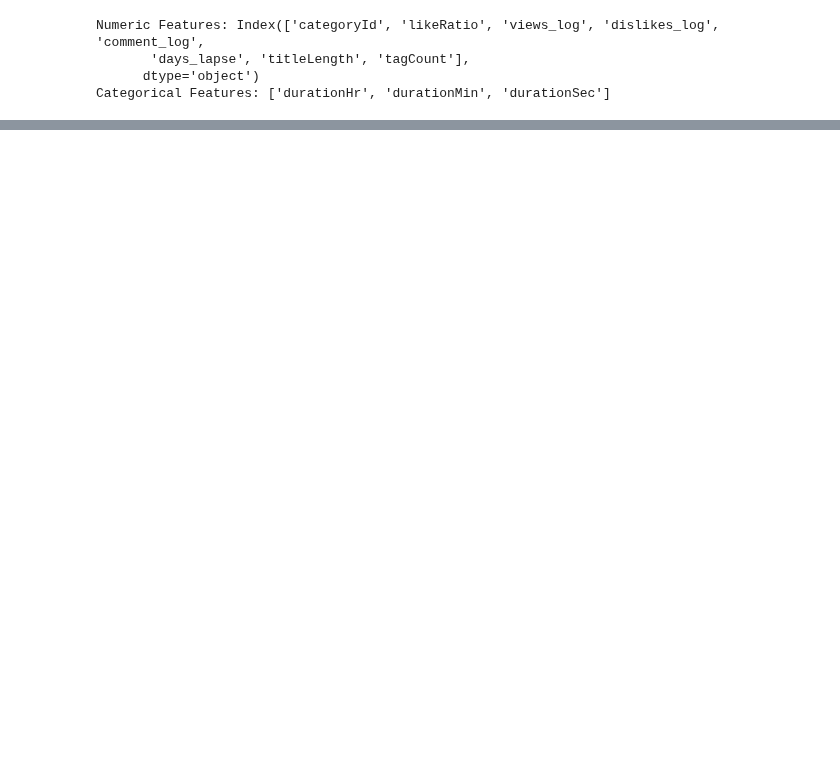
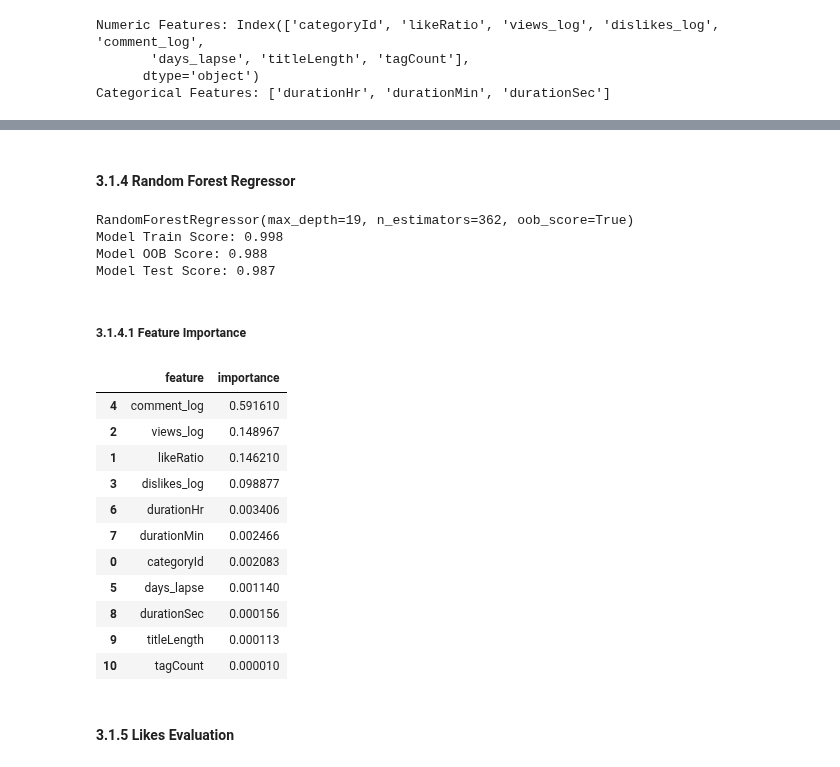
Before and after one commit to nickrwu/YouTube-Trending, a Jupyter notebook: yt-model.ipynb, the cells around one changed output, grey strips where cells are left out. Cells and saved outputs as stored; diff of their text form; code cells hidden in the pictures; blank space fills up the shorter version.

Commit message:
Added Hyperparameter Tuning (Optuna) Created Likes and Views Analysis

```diff
--- a/yt-model.ipynb
+++ b/yt-model.ipynb
@@ -353,0 +133,24 @@ StandardScaler()
+# %%
+def rfObjective(trial):
+    rfParams={
+        'n_estimators' : trial.suggest_int('n_estimators', 100, 500),
+        'max_depth' : trial.suggest_int('max_depth', 1, 50),
+        'min_samples_leaf' : trial.suggest_int('min_samples_leaf', 1,15),
+        'min_samples_split' : trial.suggest_int('min_samples_split', 2,15)
+    }
+
+
+    rfPipe = Pipeline(steps=[('preprocessor', preprocessor),
+                        ('regressor', RandomForestRegressor(
+        **rfParams
+    ))])
+
+    return cross_val_score(rfPipe, X, y, n_jobs = -1).mean()
+
+rfStudy = optuna.create_study(direction='maximize')
+rfStudy.optimize(rfObjective, n_trials=100)
+
+rfTrial = rfStudy.best_trial
+
+print('Accuracy: {}'.format(rfTrial.value))
+print("Best hyperparameters: {}".format(rfTrial.params))
@@ -353,0 +275,37 @@ StandardScaler()
+# %% [markdown]
+#### 3.1.4 Random Forest Regressor
+# %%
+reg = RandomForestRegressor(**rfTrial.params, oob_score=True)
+
+pipe = Pipeline(steps=[('preprocessor', preprocessor),
+              ('regressor', reg)])
+pipe.fit(X_train, y_train)
+print(reg)
+
+print("Model Train Score: %.3f" % pipe.score(X_train, y_train))
+print("Model OOB Score: %.3f" % reg.oob_score_)
+print("Model Test Score: %.3f" % pipe.score(X_test, y_test))
+# %% [output]
+RandomForestRegressor(max_depth=19, n_estimators=362, oob_score=True)
+Model Train Score: 0.998
+Model OOB Score: 0.988
+Model Test Score: 0.987
+# %% [markdown]
+##### 3.1.4.1 Feature Importance
+# %%
+pd.DataFrame(zip(X.columns,reg.feature_importances_),columns=['feature','importance']).sort_values(by='importance',ascending=False)
+# %% [output]
+|  | feature | importance |
+| 4 | comment_log | 0.591610 |
+| 2 | views_log | 0.148967 |
+| 1 | likeRatio | 0.146210 |
+| 3 | dislikes_log | 0.098877 |
+| 6 | durationHr | 0.003406 |
+| 7 | durationMin | 0.002466 |
+| 0 | categoryId | 0.002083 |
+| 5 | days_lapse | 0.001140 |
+| 8 | durationSec | 0.000156 |
+| 9 | titleLength | 0.000113 |
+| 10 | tagCount | 0.000010 |
+# %% [markdown]
+#### 3.1.5 Likes Evaluation
```
Also changed, not shown: parts of 56 cells of this notebook.
